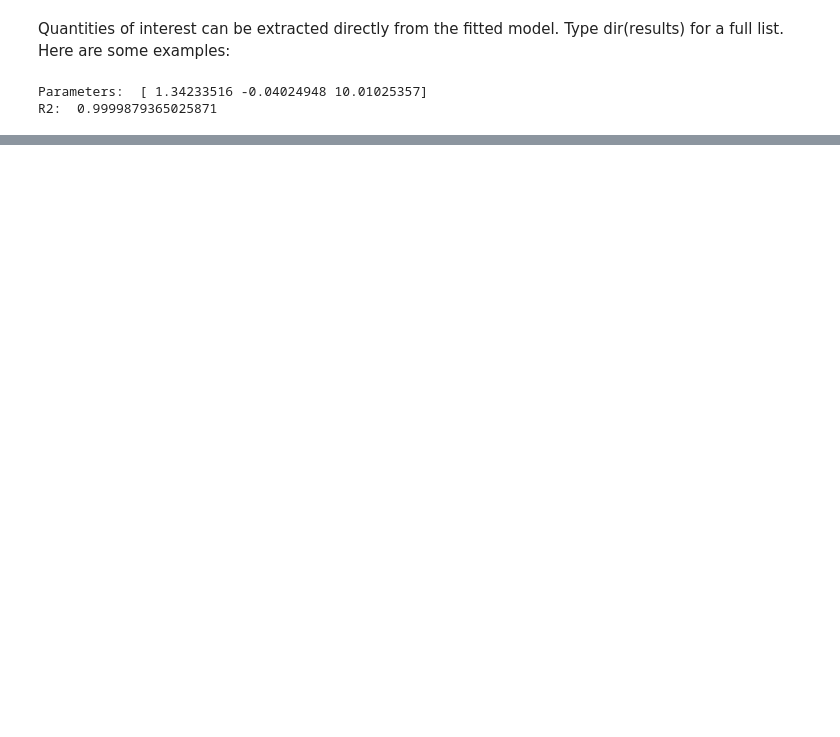
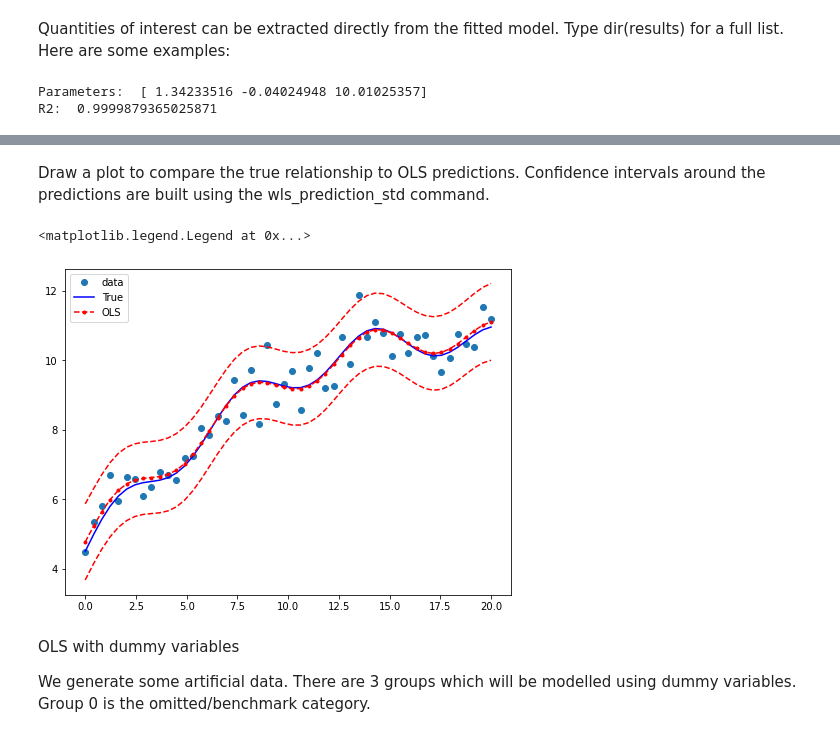
Before and after one commit to TMCdmv/Tutorials, a Jupyter notebook: stats-models/stats_models/OLS_Ex_2.ipynb, the cells around one changed output, grey strips where cells are left out. Drawn from its saved outputs; the diff is of its cells as text; code cells hidden in the pictures; blank space fills up the shorter version.

```diff
--- a/stats-models/stats_models/OLS_Ex_2.ipynb
+++ b/stats-models/stats_models/OLS_Ex_2.ipynb
@@ -59,0 +64,9 @@ R2:  0.9999879365025871
+# %%
+nsample = 50
+sig = 0.5
+x = np.linspace(0, 20, nsample)
+X = np.column_stack((x, np.sin(x), (x - 5) ** 2, np.ones(nsample)))
+beta = [0.5, 0.5, -0.02, 5.0]
+
+y_true = np.dot(X, beta)
+y = y_true + sig * np.random.normal(size=nsample)
@@ -59,0 +75,3 @@ R2:  0.9999879365025871
+# %%
+res = sm.OLS(y, X).fit()
+print(res.summary())
@@ -59,0 +114,22 @@ R2:  0.9999879365025871
+# %% [markdown]
+Draw a plot to compare the true relationship to OLS predictions. Confidence intervals around the predictions are built using the wls_prediction_std command.
+# %%
+pred_ols = res.get_prediction()
+iv_l = pred_ols.summary_frame()["obs_ci_lower"]
+iv_u = pred_ols.summary_frame()["obs_ci_upper"]
+
+fig, ax = plt.subplots(figsize=(8, 6))
+
+ax.plot(x, y, "o", label="data")
+ax.plot(x, y_true, "b-", label="True")
+ax.plot(x, res.fittedvalues, "r--.", label="OLS")
+ax.plot(x, iv_u, "r--")
+ax.plot(x, iv_l, "r--")
+ax.legend(loc="best")
+# %% [output]
+<matplotlib.legend.Legend at 0x...>
+[figure, added]
+# %% [markdown]
+OLS with dummy variables
+
+We generate some artificial data. There are 3 groups which will be modelled using dummy variables. Group 0 is the omitted/benchmark category.
```
Also changed, not shown: parts of 9 cells of this notebook.
